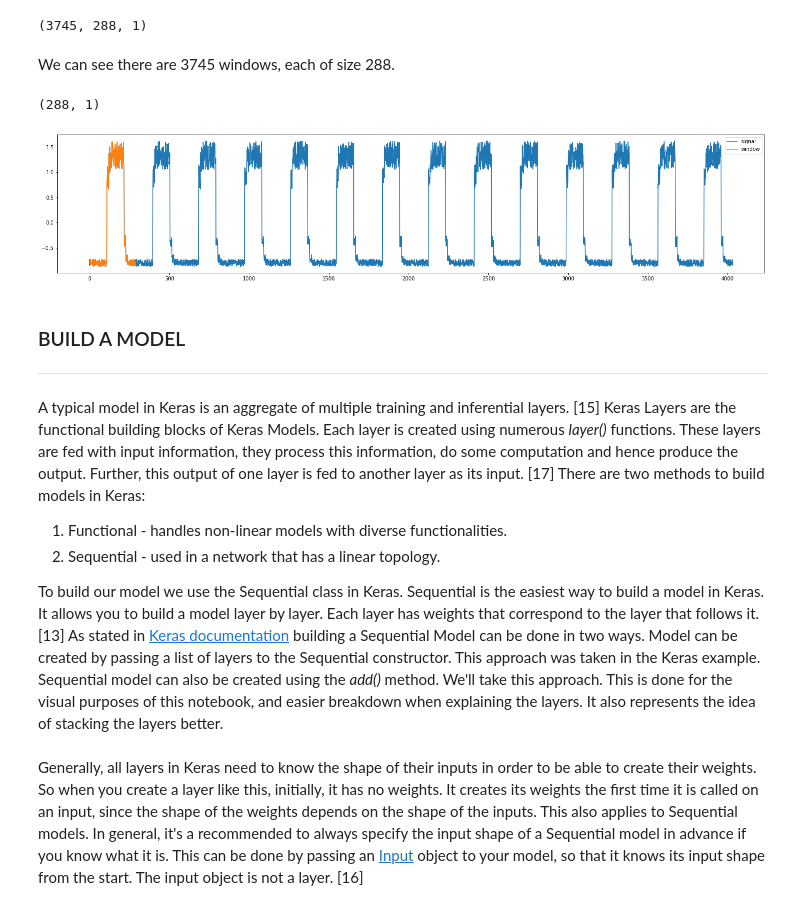
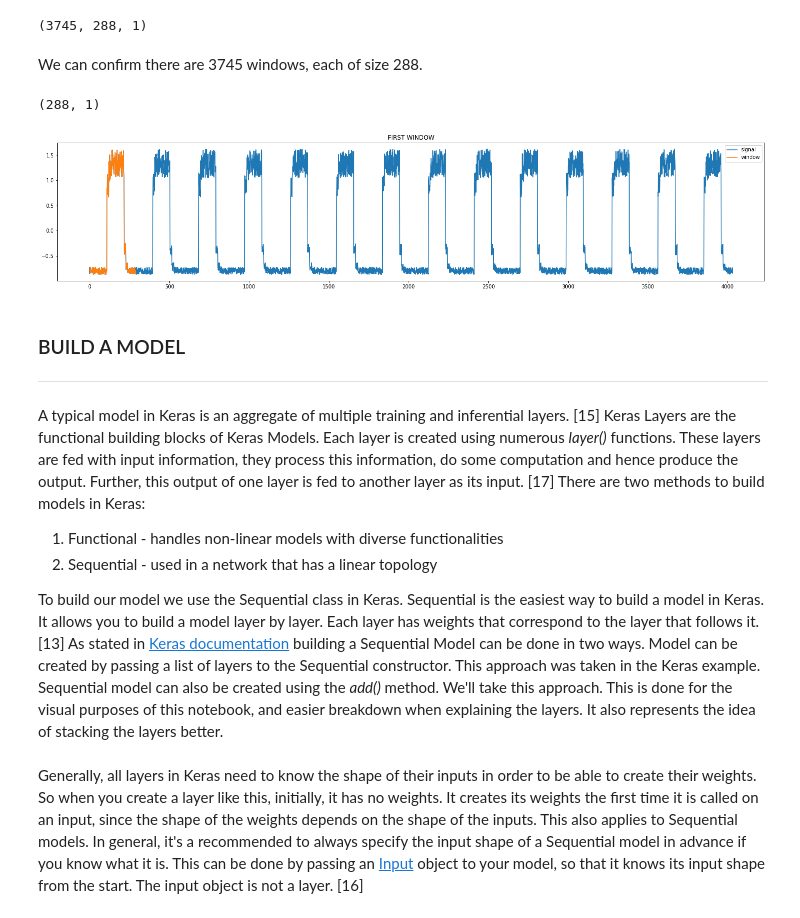
Before and after one commit to AnteDujic/MLS---Assesment, a Jupyter notebook: Practicals/05 - anomaly_detection.ipynb, the cells around one changed output. Saved outputs shown, nothing was run; the diff lists cells and outputs as text; code cells hidden in the pictures.

```diff
--- a/Practicals/05 - anomaly_detection.ipynb
+++ b/Practicals/05 - anomaly_detection.ipynb
@@ -384,7 +387,7 @@ x_train.shape
 # %% [output]
 (3745, 288, 1)
 # %% [markdown]
-We can see there are 3745 windows, each of size 288.
+We can confirm there are 3745 windows, each of size 288.
 # %%
 # First window (sequence) (1 day)
 x_train[0].shape
@@ -393,25 +396,26 @@ x_train[0].shape
 # %%
 # Define the window number
 window_no = 1
 
 # Plot size
 fig, ax = plt.subplots(figsize=(25, 5))
 # Plot the dataset
 ax.plot(np.arange(df_train_vals.shape[0]), df_train_vals, label='signal')
 # The first window
 w = x_train[window_no].flatten()
 # Plot the window
 ax.plot(np.arange(w.shape[0]) + window_no, w, label='window')
+plt.title("FIRST WINDOW")
 ax.legend();
 # %% [output]
-[figure, old version]
+[figure, new version]
 # %% [markdown]
 ### BUILD A MODEL
 ***
 # %% [markdown]
 A typical model in Keras is an aggregate of multiple training and inferential layers. [15] Keras Layers are the functional building blocks of Keras Models. Each layer is created using numerous *layer()* functions. These layers are fed with input information, they process this information, do some computation and hence produce the output. Further, this output of one layer is fed to another layer as its input. [17] There are two methods to build models in Keras:
-1. Functional -  handles non-linear models with diverse functionalities.
-2. Sequential - used in a network that has a linear topology.
+1. Functional -  handles non-linear models with diverse functionalities
+2. Sequential - used in a network that has a linear topology
 
 To build our model we use the Sequential class in Keras. Sequential is the easiest way to build a model in Keras. It allows you to build a model layer by layer. Each layer has weights that correspond to the layer that follows it. [13] As stated in [Keras documentation](https://keras.io/guides/sequential_model/) building a Sequential Model can be done in two ways. Model can be created by passing a list of layers to the Sequential constructor. This approach was taken in the Keras example. Sequential model can also be created using the *add()* method. We'll take this approach. This is done for the visual purposes of this notebook, and easier breakdown when explaining the layers. It also represents the idea of stacking the layers better.
 # %%
```
Also changed, not shown: parts of 25 cells of this notebook.
